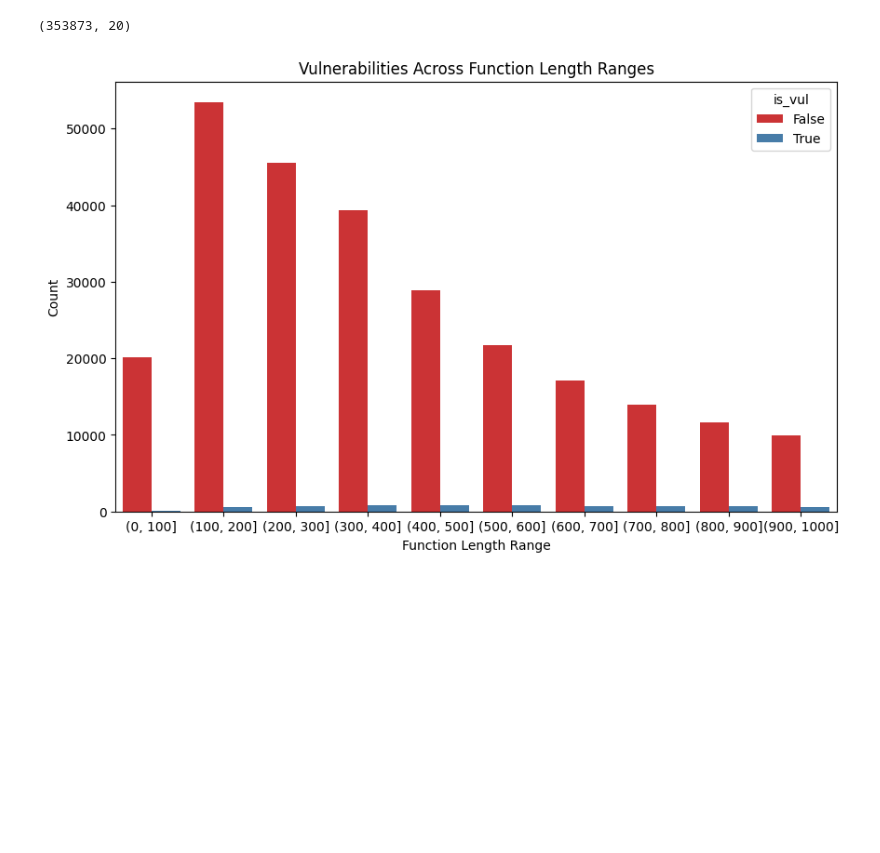
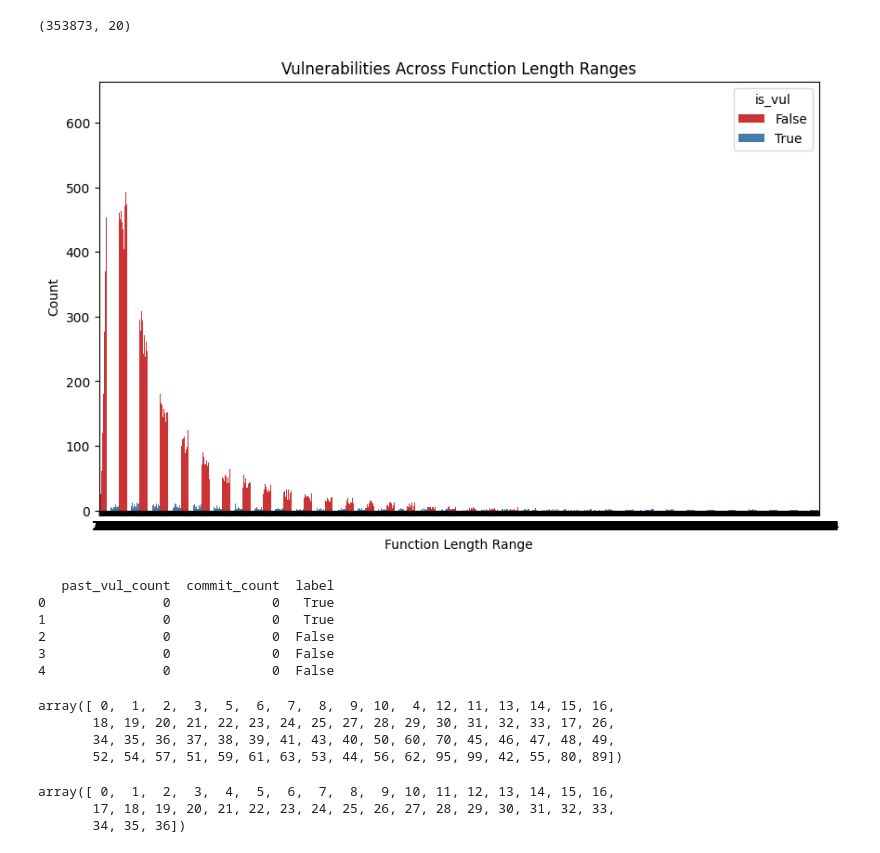
Before and after one commit to joeadham/MineSecVulnOSS, a Jupyter notebook: Data_driven_software_course_project.ipynb, the cells around one changed output. Drawn from its saved outputs; the diff is of its cells as text; code cells hidden in the pictures; blank space fills up the shorter version.

```diff
--- a/Data_driven_software_course_project.ipynb
+++ b/Data_driven_software_course_project.ipynb
@@ -120,13 +126,72 @@ df.shape
 # %%
 import seaborn as sns
 import matplotlib.pyplot as plt
 
-# Assuming 'length_range' is already computed and added to df
 plt.figure(figsize=(10, 6))
-sns.countplot(x='length_range', hue='is_vul', data=df, palette='Set1')
+sns.countplot(x='function_length', hue='is_vul', data=df, palette='Set1')
 plt.title('Vulnerabilities Across Function Length Ranges')
 plt.xlabel('Function Length Range')
 plt.ylabel('Count')
 plt.show()
 # %% [output]
-[figure, old version]
+[figure, new version]
+# %%
+# Since 'commit_date' is missing, infer temporal order by grouping commits
+# Group by repository and commit to simulate a timeline
+grouped = df.groupby(['repo_name', 'commit_hash'])
+
+# Initialize storage for temporal features
+file_stats = {}
+features = []
+labels = []
+
+# Process commits in order per repository
+for (repo_name, commit_hash), commit_df in grouped:
+    file_groups = commit_df.groupby('file_path')
+
+    for file_path, file_df in file_groups:
+        # Initialize stats for new files
+        if file_path not in file_stats:
+            file_stats[file_path] = {'cum_vul_count': 0, 'commit_count': 0}
+
+        # Get past vulnerability count and commit count as proxy for time
+        past_vul_count = file_stats[file_path]['cum_vul_count']
+        commit_count = file_stats[file_path]['commit_count']
+
+        # Extract features for each function in this file/commit
+        for idx, row in file_df.iterrows():
+            features.append({
+                'past_vul_count': past_vul_count,
+                'commit_count': commit_count  # Proxy for temporal progression
+            })
+            labels.append(row['is_vul'])
+
+        # Update stats after processing this commit
+        num_vul_this_commit = file_df['is_vul'].sum()
+        file_stats[file_path]['cum_vul_count'] += num_vul_this_commit
+        file_stats[file_path]['commit_count'] += 1
+
+# Create feature DataFrame
+feature_df = pd.DataFrame(features)
+feature_df['label'] = labels
+print(feature_df.head())
+# %% [output]
+   past_vul_count  commit_count  label
+0               0             0   True
+1               0             0   True
+2               0             0  False
+3               0             0  False
+4               0             0  False
+# %%
+feature_df['past_vul_count'].unique()
+# %% [output]
+array([ 0,  1,  2,  3,  5,  6,  7,  8,  9, 10,  4, 12, 11, 13, 14, 15, 16,
+       18, 19, 20, 21, 22, 23, 24, 25, 27, 28, 29, 30, 31, 32, 33, 17, 26,
+       34, 35, 36, 37, 38, 39, 41, 43, 40, 50, 60, 70, 45, 46, 47, 48, 49,
+       52, 54, 57, 51, 59, 61, 63, 53, 44, 56, 62, 95, 99, 42, 55, 80, 89])
+# %%
+feature_df['commit_count'].unique()
+# %% [output]
+array([ 0,  1,  2,  3,  4,  5,  6,  7,  8,  9, 10, 11, 12, 13, 14, 15, 16,
+       17, 18, 19, 20, 21, 22, 23, 24, 25, 26, 27, 28, 29, 30, 31, 32, 33,
+       34, 35, 36])
```
Also changed, not shown: parts of 8 cells of this notebook.
